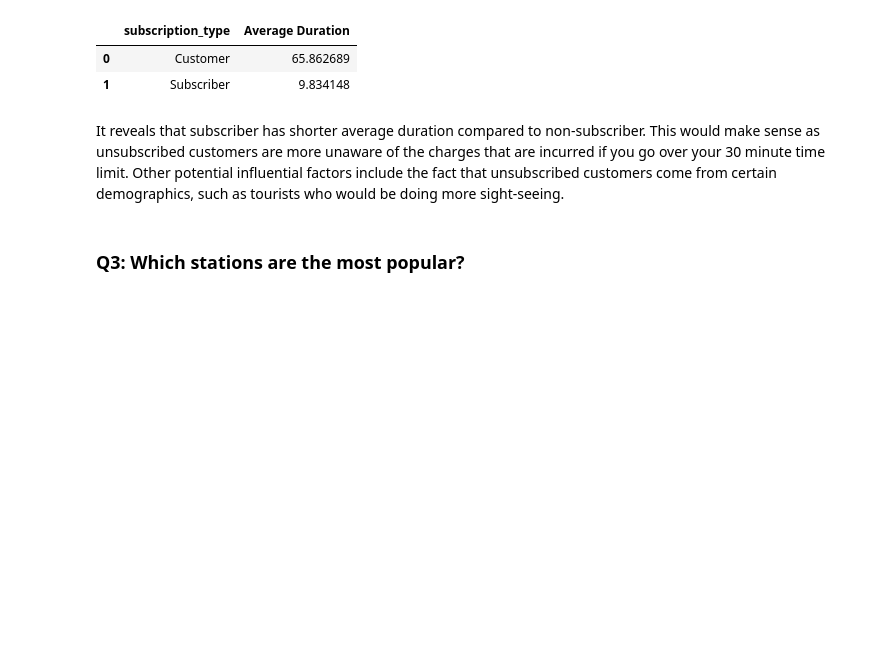
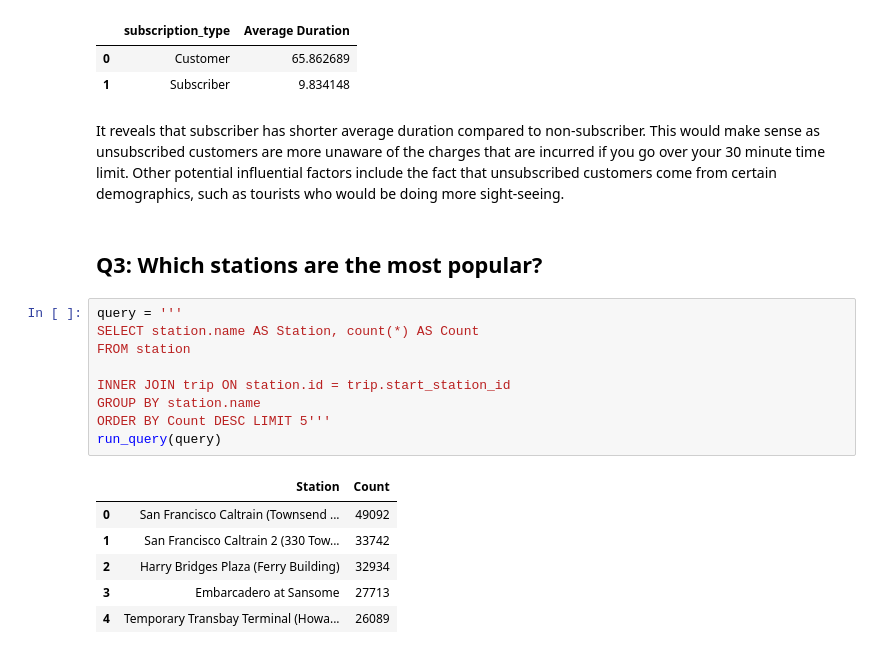
Before and after one commit to lucastancm96/sql_jupyter, a Jupyter notebook: sfbike_sql.ipynb, the cells around one changed output. Saved outputs shown, nothing was run; the diff lists cells and outputs as text; blank space fills up the shorter version.

```diff
--- a/sfbike_sql.ipynb
+++ b/sfbike_sql.ipynb
@@ -200,4 +199,20 @@ run_query(query)
 # %% [markdown]
 It reveals that subscriber has shorter average duration compared to non-subscriber. This would make sense as unsubscribed customers are more unaware of the charges that are incurred if you go over your 30 minute time limit. Other potential influential factors include the fact that unsubscribed customers come from certain demographics, such as tourists who would be doing more sight-seeing.
 # %% [markdown]
-### Q3: Which stations are the most popular?
+## Q3: Which stations are the most popular?
+# %%
+query = '''
+SELECT station.name AS Station, count(*) AS Count
+FROM station
+
+INNER JOIN trip ON station.id = trip.start_station_id
+GROUP BY station.name
+ORDER BY Count DESC LIMIT 5'''
+run_query(query)
+# %% [output]
+|  | Station | Count |
+| 0 | San Francisco Caltrain (Townsend ... | 49092 |
+| 1 | San Francisco Caltrain 2 (330 Tow... | 33742 |
+| 2 | Harry Bridges Plaza (Ferry Building) | 32934 |
+| 3 | Embarcadero at Sansome | 27713 |
+| 4 | Temporary Transbay Terminal (Howa... | 26089 |
```
Also changed, not shown: parts of 7 cells of this notebook.
